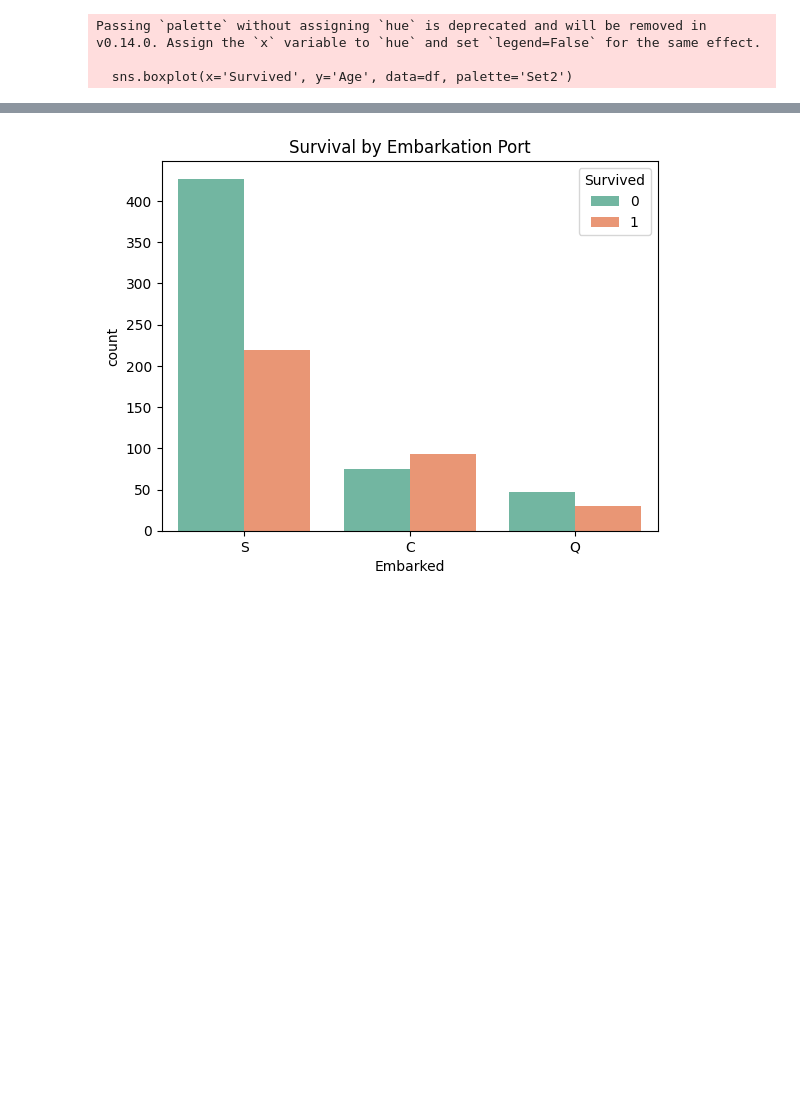
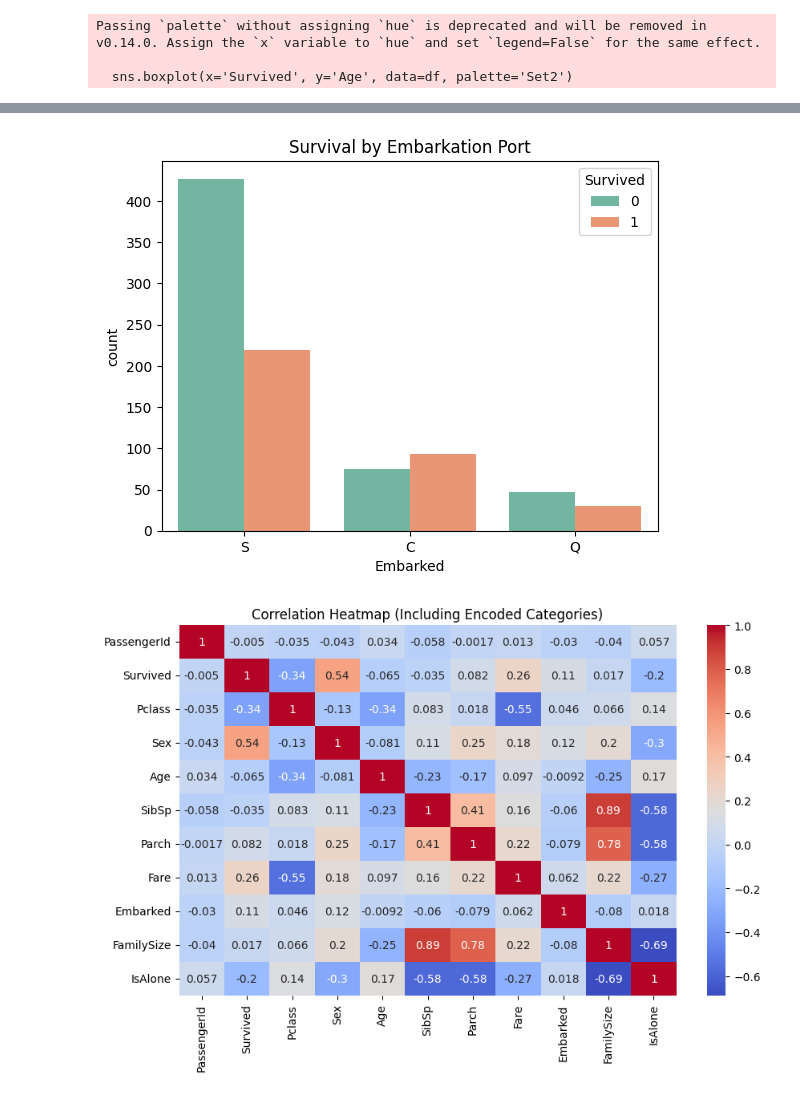
Before and after one commit to Krithiga2006/SCT_DS_2, a Jupyter notebook: SCT_DS_2.ipynb, the cells around one changed output, grey strips where cells are left out. Cells and saved outputs as stored; diff of their text form; code cells hidden in the pictures; blank space fills up the shorter version.

```diff
--- a/SCT_DS_2.ipynb
+++ b/SCT_DS_2.ipynb
@@ -43,5 +43,12 @@ plt.show()
 sns.countplot(x='Embarked', hue='Survived', data=df, palette='Set2')
 plt.title("Survival by Embarkation Port")
 plt.show()
+df['Sex'] = df['Sex'].map({'male': 0, 'female': 1})
+df['Embarked'] = df['Embarked'].map({'S': 0, 'C': 1, 'Q': 2})
+numeric_df = df.select_dtypes(include=[np.number])
+plt.figure(figsize=(10,6))
+sns.heatmap(numeric_df.corr(), annot=True, cmap="coolwarm")
+plt.title("Correlation Heatmap (Including Encoded Categories)")
+plt.show()
 # %% [output]
 [interactive output not drawn]
@@ -63,30 +70,31 @@ Saving Titanic-Dataset.csv to Titanic-Dataset (3).csv
 75%      38.000000    1.000000    0.000000     NaN   31.000000   NaN      NaN
 max      80.000000    8.000000    6.000000     NaN  512.329200   NaN      NaN
 The behavior will change in pandas 3.0. This inplace method will never work because the intermediate object on which we are setting values always behaves as a copy.
 
 For example, when doing 'df[col].method(value, inplace=True)', try using 'df.method({col: value}, inplace=True)' or df[col] = df[col].method(value) instead, to perform the operation inplace on the ori ...
 
 
   df['Age'].fillna(df['Age'].median(), inplace=True)
 The behavior will change in pandas 3.0. This inplace method will never work because the intermediate object on which we are setting values always behaves as a copy.
 
 For example, when doing 'df[col].method(value, inplace=True)', try using 'df.method({col: value}, inplace=True)' or df[col] = df[col].method(value) instead, to perform the operation inplace on the ori ...
 
 
   df['Embarked'].fillna(df['Embarked'].mode()[0], inplace=True)
 ... (6 lines left out)
 
 Passing `palette` without assigning `hue` is deprecated and will be removed in v0.14.0. Assign the `x` variable to `hue` and set `legend=False` for the same effect.
 
   sns.countplot(x='Survived', data=df, palette='Set2')
 [figure]
 [figure]
 [figure]
 [figure]
 Passing `palette` without assigning `hue` is deprecated and will be removed in v0.14.0. Assign the `x` variable to `hue` and set `legend=False` for the same effect.
 
   sns.boxplot(x='Survived', y='Age', data=df, palette='Set2')
 [figure]
 [figure]
 [figure]
 [figure]
+[figure, added]
```
Also changed, not shown: parts of 1 cell of this notebook.
